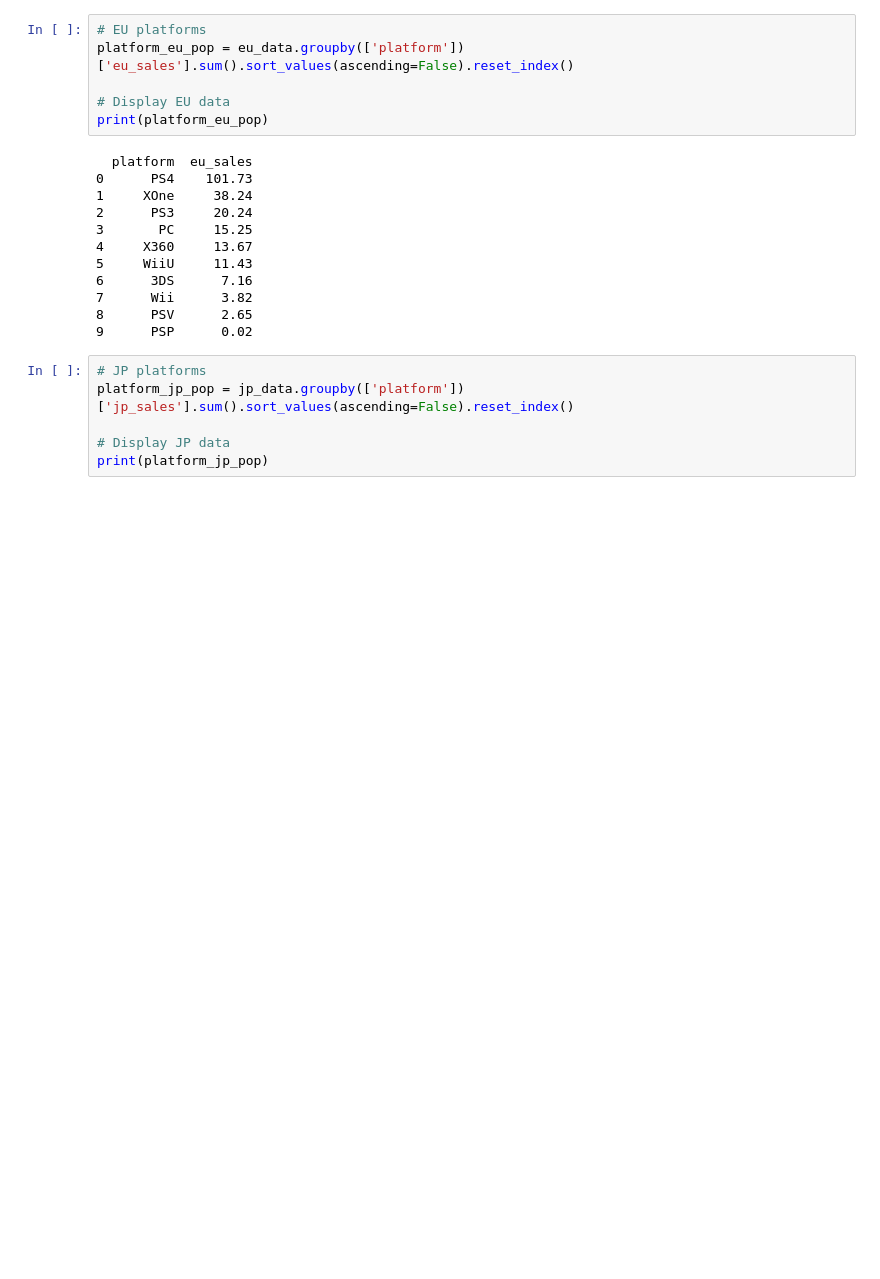
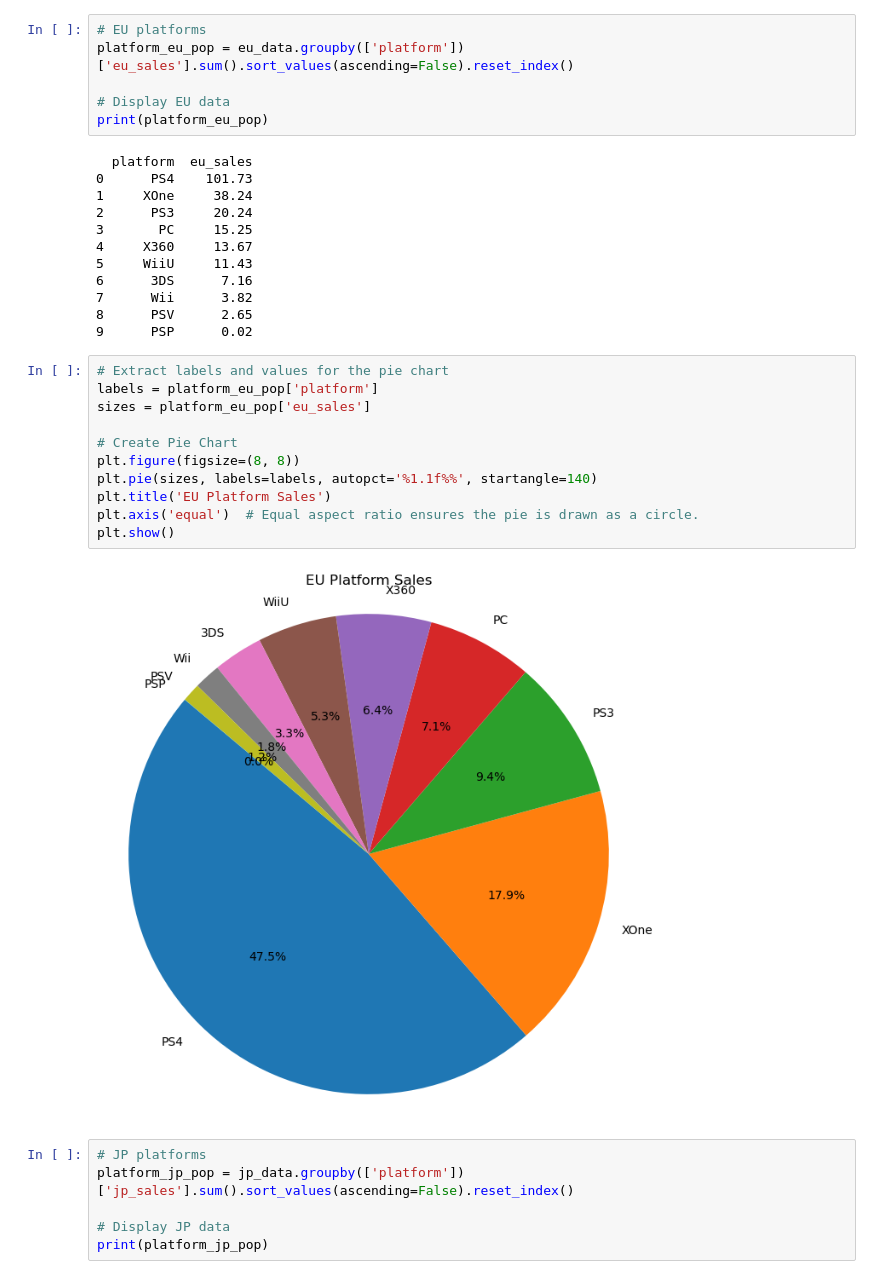
Before and after one commit to michav95/Integrated-Project-1, a Jupyter notebook: notebooks/EDA.ipynb, the cells around one changed output. Saved outputs shown, nothing was run; the diff lists cells and outputs as text; blank space fills up the shorter version.

```diff
--- a/notebooks/EDA.ipynb
+++ b/notebooks/EDA.ipynb
@@ -1316,6 +1276,19 @@ print(platform_eu_pop)
 7      Wii      3.82
 8      PSV      2.65
 9      PSP      0.02
+# %%
+# Extract labels and values for the pie chart
+labels = platform_eu_pop['platform']
+sizes = platform_eu_pop['eu_sales']
+
+# Create Pie Chart
+plt.figure(figsize=(8, 8))
+plt.pie(sizes, labels=labels, autopct='%1.1f%%', startangle=140)
+plt.title('EU Platform Sales')
+plt.axis('equal')  # Equal aspect ratio ensures the pie is drawn as a circle.
+plt.show()
+# %% [output]
+[figure, added]
 # %%
 # JP platforms
 platform_jp_pop = jp_data.groupby(['platform'])['jp_sales'].sum().sort_values(ascending=False).reset_index()
```
Also changed, not shown: parts of 11 cells of this notebook.
